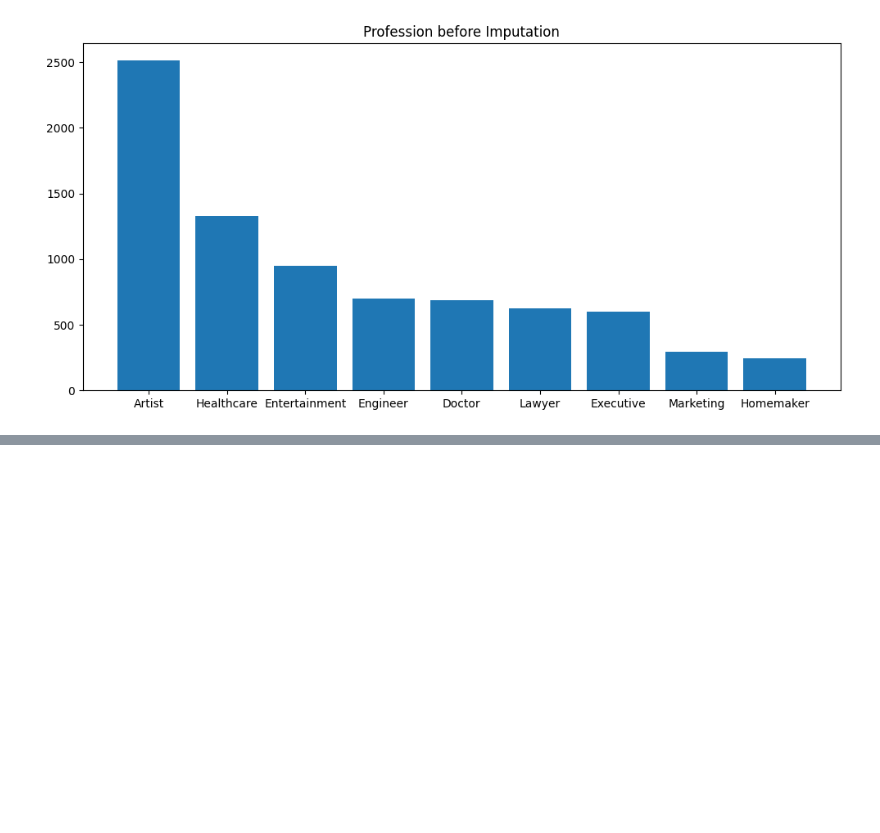
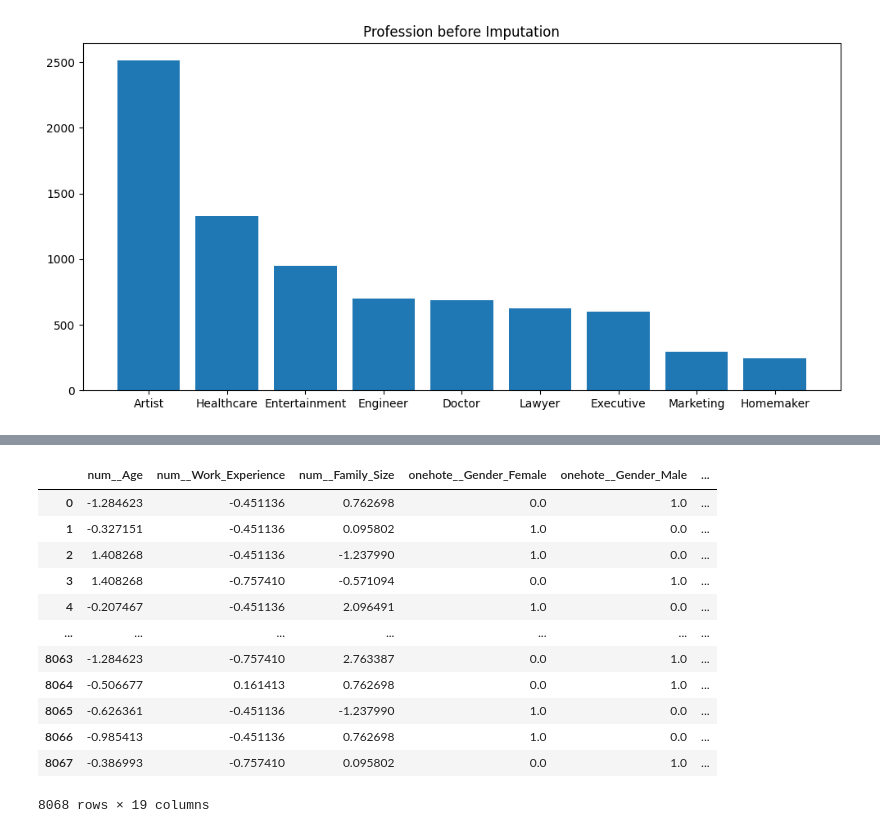
Before and after one commit to pkdc/automobile-company-customer-data-analysis, a Jupyter notebook: notebook/automobile_customer_analysis.ipynb, the cells around one changed output, grey strips where cells are left out. Drawn from its saved outputs; the diff is of its cells as text; code cells hidden in the pictures; blank space fills up the shorter version.

```diff
--- a/notebook/automobile_customer_analysis.ipynb
+++ b/notebook/automobile_customer_analysis.ipynb
@@ -144 +149,11 @@ median_transformer = Pipeline(steps=[
 ])
+# %%
+onehot_pipeline = Pipeline(steps=[
+    ('imputer', SimpleImputer(strategy='most_frequent')),
+    ('onehot', OneHotEncoder(handle_unknown='ignore', sparse_output=False))
+])
+# %%
+label_pipeline = Pipeline(steps=[
+    ('imputer', SimpleImputer(strategy='most_frequent')),
+    ('label', OrdinalEncoder())
+])
@@ -144,0 +188,22 @@ median_transformer = Pipeline(steps=[
+# %%
+train_data = pipeline.fit_transform(train_data)
+
+feature_names = (
+    pipeline.named_steps['preprocessor'].get_feature_names_out()
+)
+train_data = pd.DataFrame(train_data, columns=feature_names)
+train_data
+# %% [output]
+|  | num__Age | num__Work_Experience | num__Family_Size | onehote__Gender_Female | onehote__Gender_Male | ... |
+| 0 | -1.284623 | -0.451136 | 0.762698 | 0.0 | 1.0 | ... |
+| 1 | -0.327151 | -0.451136 | 0.095802 | 1.0 | 0.0 | ... |
+| 2 | 1.408268 | -0.451136 | -1.237990 | 1.0 | 0.0 | ... |
+| 3 | 1.408268 | -0.757410 | -0.571094 | 0.0 | 1.0 | ... |
+| 4 | -0.207467 | -0.451136 | 2.096491 | 1.0 | 0.0 | ... |
+| ... | ... | ... | ... | ... | ... | ... |
+| 8063 | -1.284623 | -0.757410 | 2.763387 | 0.0 | 1.0 | ... |
+| 8064 | -0.506677 | 0.161413 | 0.762698 | 0.0 | 1.0 | ... |
+| 8065 | -0.626361 | -0.451136 | -1.237990 | 1.0 | 0.0 | ... |
+| 8066 | -0.985413 | -0.451136 | 0.762698 | 1.0 | 0.0 | ... |
+| 8067 | -0.386993 | -0.757410 | 0.095802 | 0.0 | 1.0 | ... |
+8068 rows × 19 columns
```
Also changed, not shown: parts of 12 cells of this notebook.
